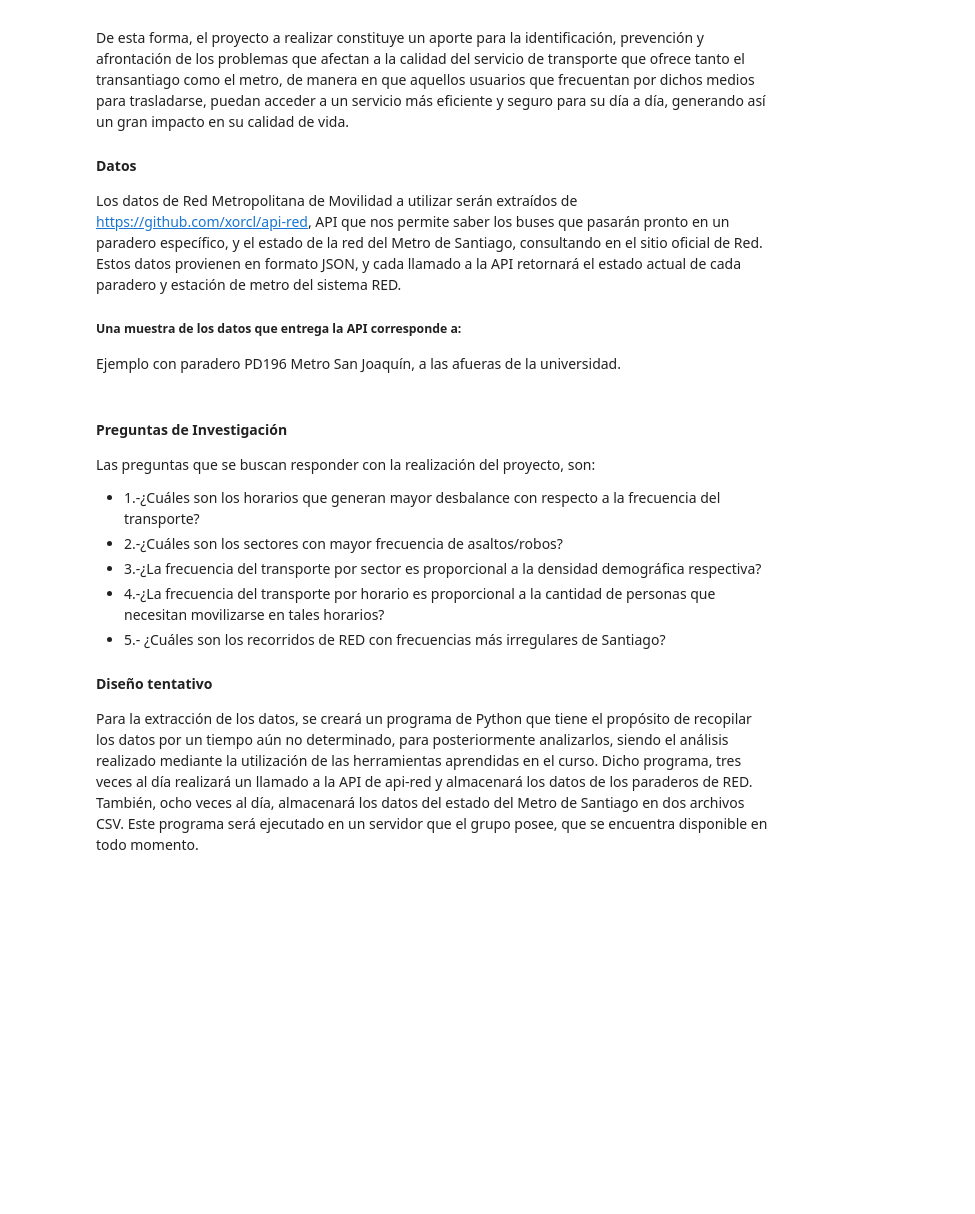
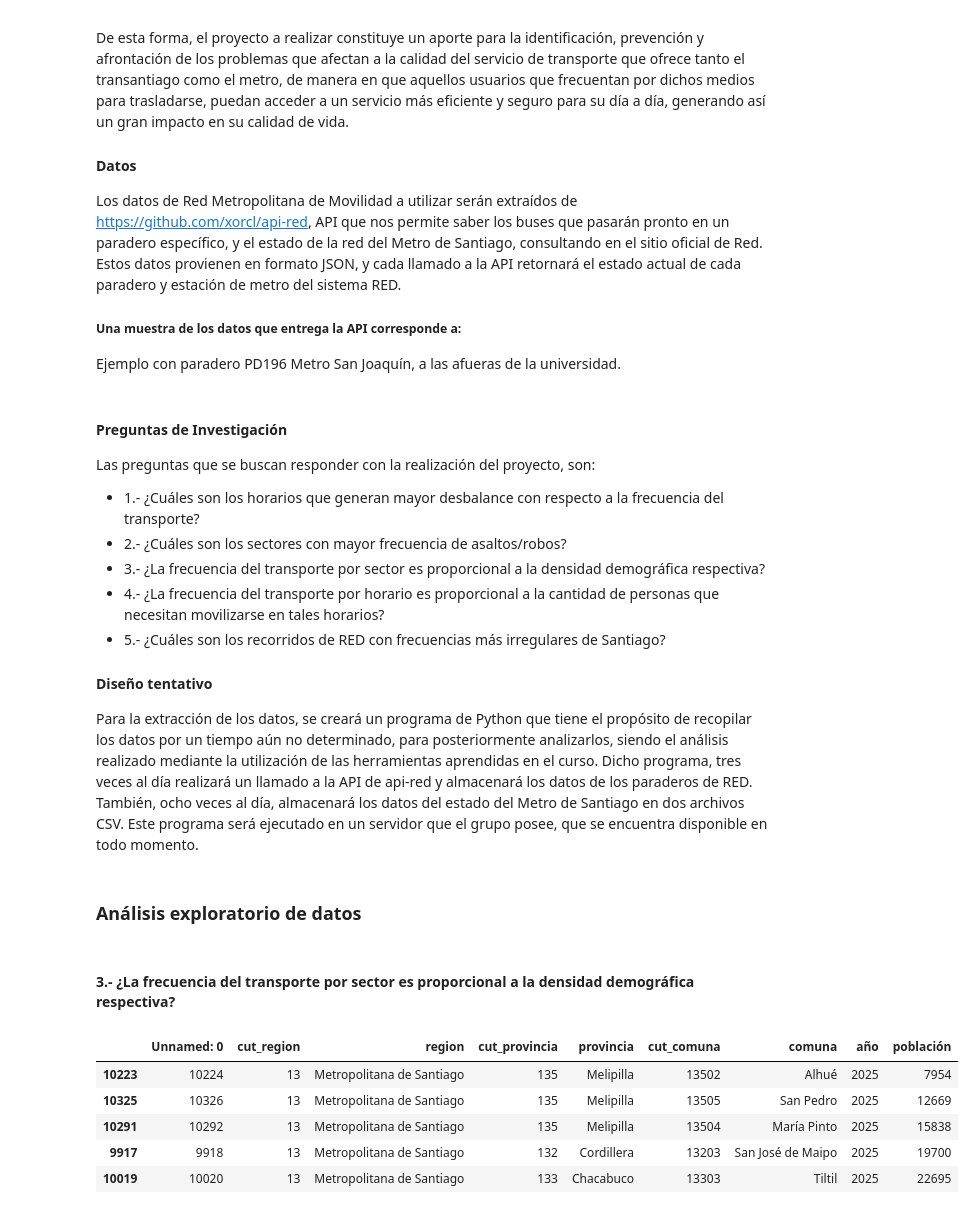
Before and after one commit to vpardoss/squadecaedro, a Jupyter notebook: squadecaedro_propuesta.ipynb, the cells around one changed output. Drawn from its saved outputs; the diff is of its cells as text; code cells hidden in the pictures; blank space fills up the shorter version.

```diff
--- a/squadecaedro_propuesta.ipynb
+++ b/squadecaedro_propuesta.ipynb
@@ -104,11 +104,30 @@ Ejemplo con paradero PD196 Metro San Joaquín, a las afueras de la universidad.
 #### Preguntas de Investigación
 
 Las preguntas que se buscan responder con la realización del proyecto, son:
-- 1.-¿Cuáles son los horarios que generan mayor desbalance con respecto a la frecuencia del transporte?
-- 2.-¿Cuáles son los sectores con mayor frecuencia de asaltos/robos?
-- 3.-¿La frecuencia del transporte por sector es proporcional a la densidad demográfica respectiva?
-- 4.-¿La frecuencia del transporte por horario es proporcional a la cantidad de personas que necesitan movilizarse en tales horarios?
+- 1.- ¿Cuáles son los horarios que generan mayor desbalance con respecto a la frecuencia del transporte?
+- 2.- ¿Cuáles son los sectores con mayor frecuencia de asaltos/robos?
+- 3.- ¿La frecuencia del transporte por sector es proporcional a la densidad demográfica respectiva?
+- 4.- ¿La frecuencia del transporte por horario es proporcional a la cantidad de personas que necesitan movilizarse en tales horarios?
 - 5.- ¿Cuáles son los recorridos de RED con frecuencias más irregulares de Santiago?
 
 #### Diseño tentativo
 Para la extracción de los datos, se creará un programa de Python que tiene el propósito de recopilar los datos por un tiempo aún no determinado, para posteriormente analizarlos, siendo el análisis realizado mediante la utilización de las herramientas aprendidas en el curso. Dicho programa, tres veces al día realizará un llamado a la API de api-red y almacenará los datos de los paraderos de RED. También, ocho veces al día, almacenará los datos del estado del Metro de Santiago en dos archivos CSV. Este programa será ejecutado en un servidor que el grupo posee, que se encuentra disponible en todo momento.
+# %% [markdown]
+### Análisis exploratorio de datos
+# %% [markdown]
+#### 3.- ¿La frecuencia del transporte por sector es proporcional a la densidad demográfica respectiva?
+# %%
+#importamos la información de las proyecciones poblacionales del censo y la filtramos por año y region
+import pandas as pd
+df_densidad = pd.read_csv('data/censo_proyecciones_año.csv', sep = ";")
+df_densidad = df_densidad[df_densidad['region'] == "Metropolitana de Santiago"]
+df_densidad = df_densidad[df_densidad['año'] == 2025]
+df_densidad = df_densidad.sort_values(by='población')
+df_densidad.head()
+# %% [output]
+|  | Unnamed: 0 | cut_region | region | cut_provincia | provincia | cut_comuna | comuna | año | población |
+| 10223 | 10224 | 13 | Metropolitana de Santiago | 135 | Melipilla | 13502 | Alhué | 2025 | 7954 |
+| 10325 | 10326 | 13 | Metropolitana de Santiago | 135 | Melipilla | 13505 | San Pedro | 2025 | 12669 |
+| 10291 | 10292 | 13 | Metropolitana de Santiago | 135 | Melipilla | 13504 | María Pinto | 2025 | 15838 |
+| 9917 | 9918 | 13 | Metropolitana de Santiago | 132 | Cordillera | 13203 | San José de Maipo | 2025 | 19700 |
+| 10019 | 10020 | 13 | Metropolitana de Santiago | 133 | Chacabuco | 13303 | Tiltil | 2025 | 22695 |
```
Also changed, not shown: parts of 4 cells of this notebook, 10 other files.
